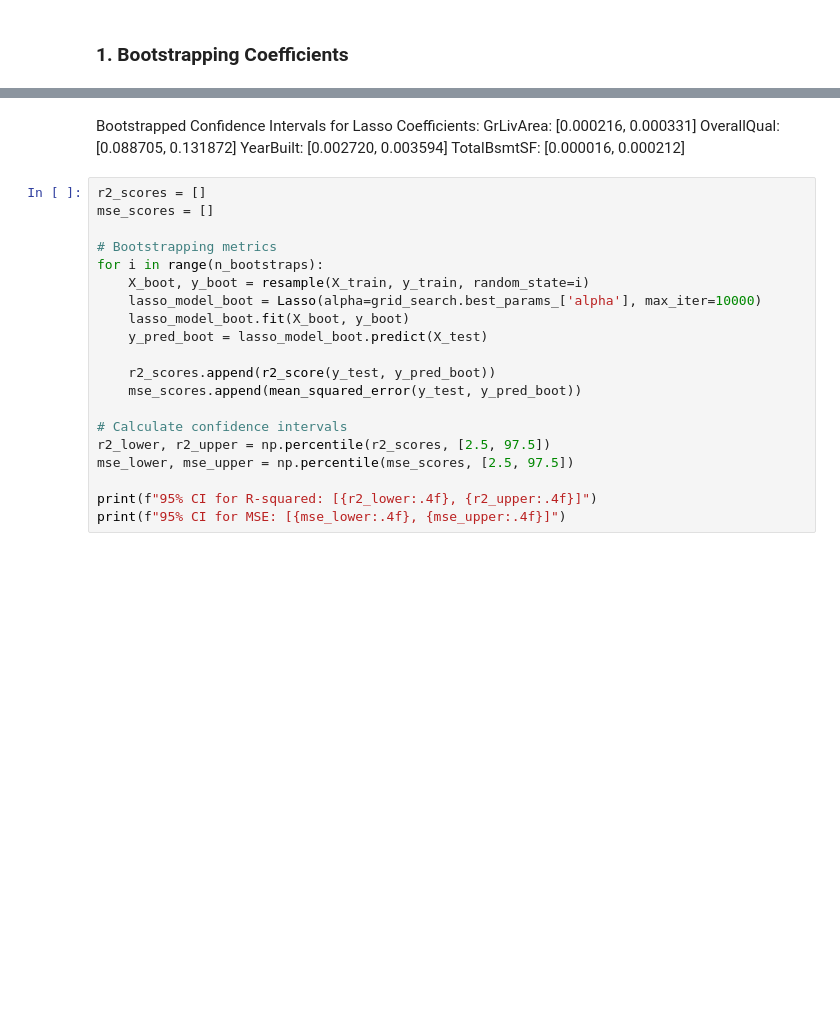
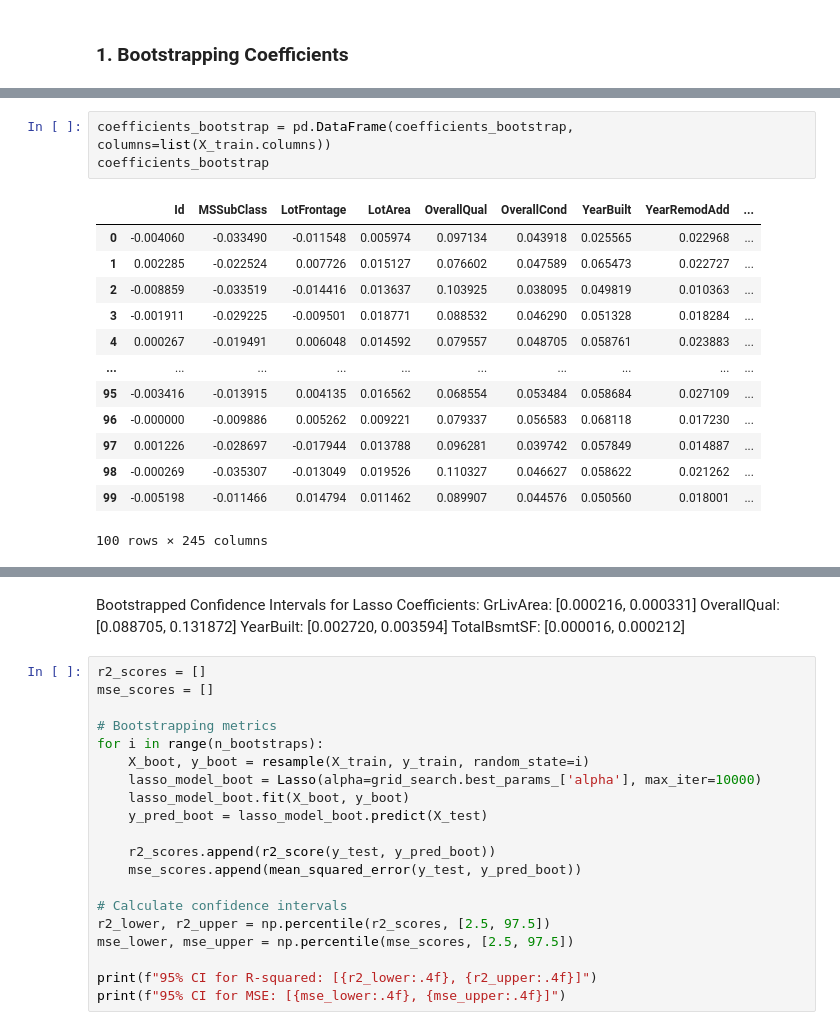
Before and after one commit to samyounes003/statisticsproject, a Jupyter notebook: frequentist_approach.ipynb, the cells around one changed output, grey strips where cells are left out. Cells and saved outputs as stored; diff of their text form; blank space fills up the shorter version.

```diff
--- a/frequentist_approach.ipynb
+++ b/frequentist_approach.ipynb
@@ -304,0 +286,17 @@ YrSold: [-0.007514, -0.001742]
+# %%
+coefficients_bootstrap = pd.DataFrame(coefficients_bootstrap, columns=list(X_train.columns))
+coefficients_bootstrap
+# %% [output]
+|  | Id | MSSubClass | LotFrontage | LotArea | OverallQual | OverallCond | YearBuilt | YearRemodAdd | ... |
+| 0 | -0.004060 | -0.033490 | -0.011548 | 0.005974 | 0.097134 | 0.043918 | 0.025565 | 0.022968 | ... |
+| 1 | 0.002285 | -0.022524 | 0.007726 | 0.015127 | 0.076602 | 0.047589 | 0.065473 | 0.022727 | ... |
+| 2 | -0.008859 | -0.033519 | -0.014416 | 0.013637 | 0.103925 | 0.038095 | 0.049819 | 0.010363 | ... |
+| 3 | -0.001911 | -0.029225 | -0.009501 | 0.018771 | 0.088532 | 0.046290 | 0.051328 | 0.018284 | ... |
+| 4 | 0.000267 | -0.019491 | 0.006048 | 0.014592 | 0.079557 | 0.048705 | 0.058761 | 0.023883 | ... |
+| ... | ... | ... | ... | ... | ... | ... | ... | ... | ... |
+| 95 | -0.003416 | -0.013915 | 0.004135 | 0.016562 | 0.068554 | 0.053484 | 0.058684 | 0.027109 | ... |
+| 96 | -0.000000 | -0.009886 | 0.005262 | 0.009221 | 0.079337 | 0.056583 | 0.068118 | 0.017230 | ... |
+| 97 | 0.001226 | -0.028697 | -0.017944 | 0.013788 | 0.096281 | 0.039742 | 0.057849 | 0.014887 | ... |
+| 98 | -0.000269 | -0.035307 | -0.013049 | 0.019526 | 0.110327 | 0.046627 | 0.058622 | 0.021262 | ... |
+| 99 | -0.005198 | -0.011466 | 0.014794 | 0.011462 | 0.089907 | 0.044576 | 0.050560 | 0.018001 | ... |
+100 rows × 245 columns
```
Also changed, not shown: parts of 9 cells of this notebook.
